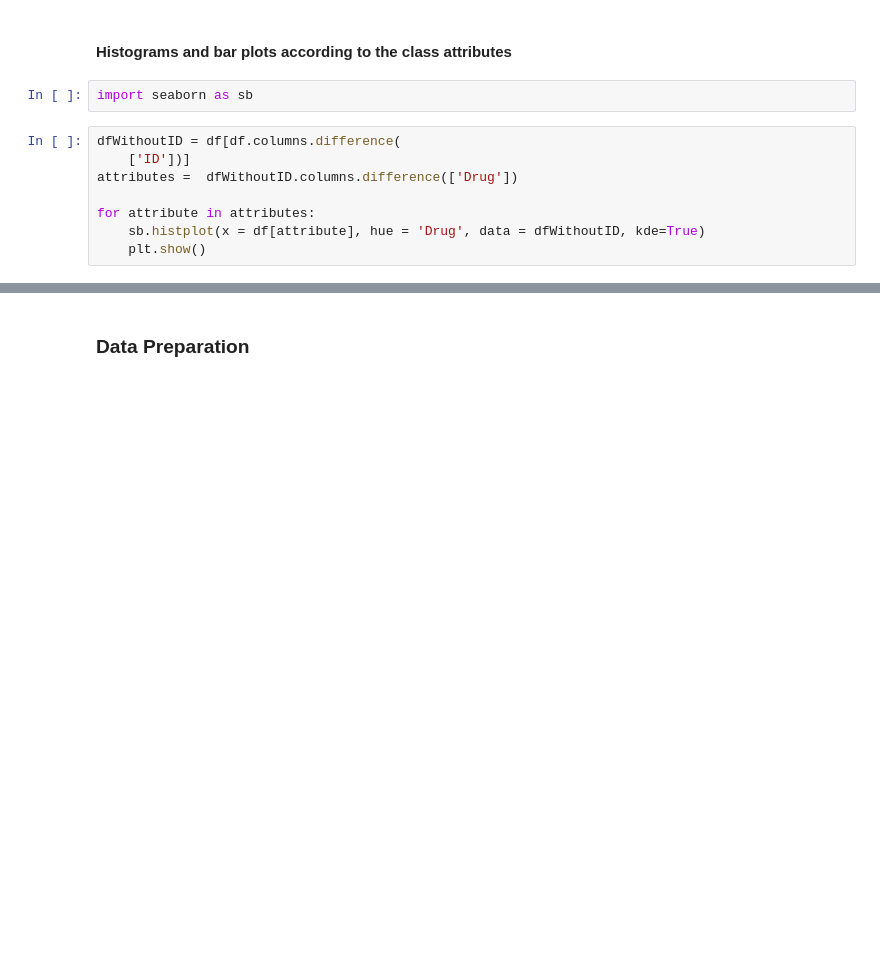
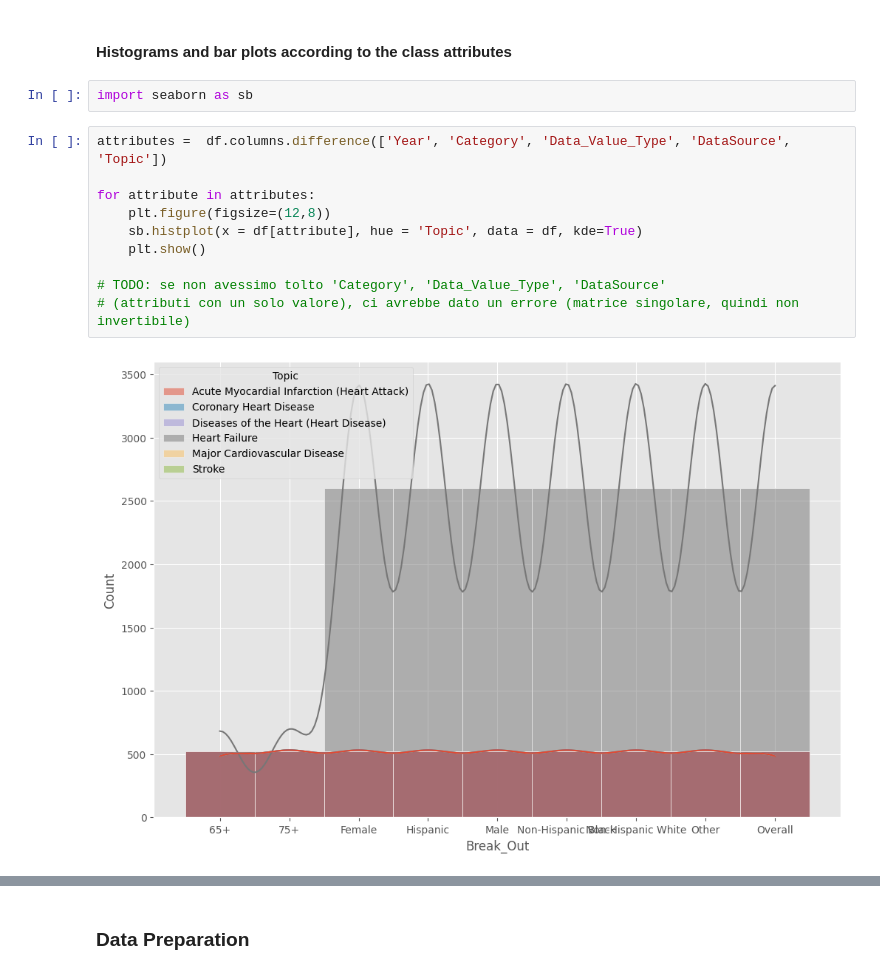
Before and after one commit to GLAwasTaken/ML_Project, a Jupyter notebook: Heart_disease.ipynb, the cells around one changed output, grey strips where cells are left out. Drawn from its saved outputs; the diff is of its cells as text; blank space fills up the shorter version.

```diff
--- a/Heart_disease.ipynb
+++ b/Heart_disease.ipynb
@@ -263,11 +243,15 @@ KeyError: 'Cholesterol'
 #### **Histograms and bar plots according to the class attributes**
 # %%
 import seaborn as sb
-# %%
-dfWithoutID = df[df.columns.difference(
-    ['ID'])]
-attributes =  dfWithoutID.columns.difference(['Drug'])
-
-for attribute in attributes:
-    sb.histplot(x = df[attribute], hue = 'Drug', data = dfWithoutID, kde=True)
-    plt.show()
+# %%
+attributes =  df.columns.difference(['Year', 'Category', 'Data_Value_Type', 'DataSource', 'Topic'])
+
+for attribute in attributes:
+    plt.figure(figsize=(12,8))
+    sb.histplot(x = df[attribute], hue = 'Topic', data = df, kde=True)
+    plt.show()
+
+# TODO: se non avessimo tolto 'Category', 'Data_Value_Type', 'DataSource'
+# (attributi con un solo valore), ci avrebbe dato un errore (matrice singolare, quindi non invertibile)
+# %% [output]
+[figure, added]
```
Also changed, not shown: parts of 43 cells of this notebook.
